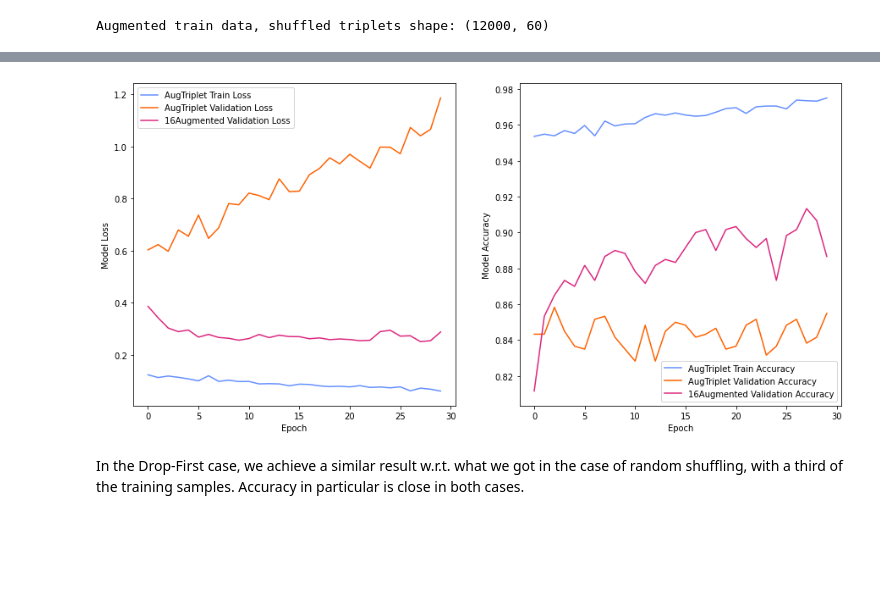
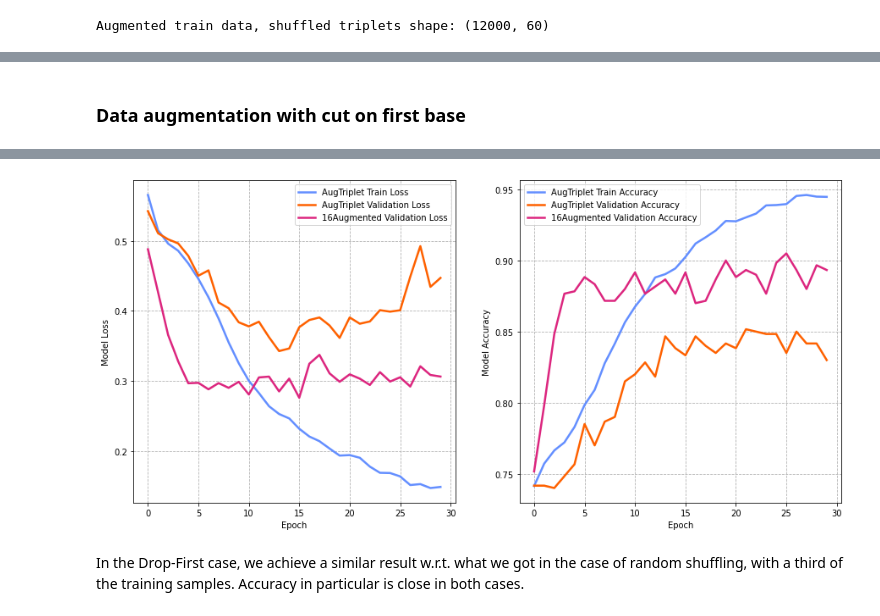
Before and after one commit to LorenzoBuriola/LoCP_moduleB, a Jupyter notebook: Week2/Ex_week02_FPGheArt.ipynb, the cells around one changed output, grey strips where cells are left out. Saved outputs shown, nothing was run; the diff lists cells and outputs as text; code cells hidden in the pictures; blank space fills up the shorter version.

```diff
--- a/Week2/Ex_week02_FPGheArt.ipynb
+++ b/Week2/Ex_week02_FPGheArt.ipynb
@@ -78,0 +170,10 @@ Encoded sequence:
+# %%
+# evaluate model
+model.load_weights('.mdl_wts_fit.hdf5')
+score = model.evaluate(x_test, y_test, verbose=0)
+
+# print performance
+print('Best Test loss: %.2f' %score[0])
+print('Best Test accuracy: %.2f' %score[1])
+
+plot_res(fit)
@@ -126,3 +193,0 @@ model.compile(loss="binary_crossentropy",
-# %%
-fit = model.fit(x_train, y_train,
-                epochs=30, batch_size = 50, validation_data = (x_test,y_test), shuffle = True, verbose = 0)
@@ -185,4 +209,6 @@ aug_N_train = N_train*16
 # %%
-#ModelFit with Augmented Data
+#Model Fit with Augmented Data
+mcp_save = ModelCheckpoint('.mdl_wts_fit_augmented.hdf5', save_best_only=True, monitor='val_loss', mode='min')
+model.load_weights('initial_weights.h5')
 fit_augmented = model.fit(augx_train, augy_train,
-                epochs=30, batch_size = 50, validation_data = (x_test,y_test), shuffle = True, verbose = 0)
+                epochs=30, batch_size = 50, validation_data = (x_test,y_test), shuffle = True, verbose = 0, callbacks = [mcp_save])
@@ -610,3 +586,5 @@ Final Test accuracy: 0.7866666913032532
+# %% [markdown]
+### Data augmentation with cut on first base
 # %%
 sx15Left = [n[1:] for n in sx]
 augval15 = np.asarray([[[v[-i:] + v[:-i],vy] for i in range(0, 15, 3)] for v,vy in zip(sx15Left[:N_train],y[:N_train])]).reshape(12000,2)
@@ -622,39 +600,23 @@ for n in range(N_train*5):
 aug_N_train = N_train*5
 
 print(f"Augmented train data, shuffled triplets shape: {augx_train15.shape}")
+mcp_save_aug15bl = ModelCheckpoint('.mdl_wts_fit_aug15bl.hdf5', save_best_only=True, monitor='val_loss', mode='min')
 
-fit_aug_cutright15 = model.fit(augx_train15, augy_train15,
-                epochs=30, batch_size = 50, validation_data = (x_test15r,y_test), shuffle = True, verbose = 0)
+model15.load_weights('initial_weights_15.h5')
+
+fit_aug_cutright15 = model15.fit(augx_train15, augy_train15,
+                epochs=30, batch_size = 50, validation_data = (x_test15r,y_test), shuffle = True, verbose = 0, callbacks = [mcp_save_aug15bl])
+
+model15.load_weights('.mdl_wts_fit_aug15bl.hdf5')
 
 # evaluate model
-score = model.evaluate(x_test15r, y_test, verbose=0)
+score = model15.evaluate(x_test15r, y_test, verbose=0)
 
 # print performance
-print('Final Test loss:', score[0])
-print('Final Test accuracy:', score[1])
+print('Best Test loss: %.2f' %score[0])
+print('Best Test accuracy: %.2f' %score[1])
 
-fig, (ax1, ax2) = plt.subplots(1, 2, figsize=(15, 7))
-
-
-# summarize history for loss
-ax1.plot(fit_aug_cutright15.history['loss'], label = 'AugTriplet Train Loss',color =  '#648FFF')
-ax1.plot(fit_aug_cutright15.history['val_loss'], label = 'AugTriplet Validation Loss', color = '#FE6100')
-ax1.plot(fit_augmented.history['val_loss'], label = '16Augmented Validation Loss', color  = '#DC267F' )
-
-ax1.legend(loc = 'best')
-ax1.set_xlabel('Epoch')
-ax1.set_ylabel('Model Loss')
-
-
-# summarize history for accuracy
-ax2.plot(fit_aug_cutright15.history['accuracy'], label = 'AugTriplet Train Accuracy', color =  '#648FFF')
-ax2.plot(fit_aug_cutright15.history['val_accuracy'], label = 'AugTriplet Validation Accuracy',color = '#FE6100')
-ax2.plot(fit_augmented.history['val_accuracy'], label = '16Augmented Validation Accuracy', color  = '#DC267F')
-
-
-ax2.legend(loc = 'best')
-ax2.set_xlabel('Epoch')
-ax2.set_ylabel('Model Accuracy')
+plot_res(fit_aug_cutright15, label_fit1 = 'AugTriplet', label_fit_compare = '16Augmented', compare = True, fit_compare = fit_augmented)
 
 plt.show()
 # %% [output]
@@ -664,4 +626,4 @@ Final Test accuracy: 0.8550000190734863
-[figure, old version]
+[figure, new version]
 # %% [markdown]
 In the Drop-First case, we achieve a similar result w.r.t. what we got in the case of random shuffling, with a third of the training samples. Accuracy in particular is close in both cases.
 # %% [markdown]
```
Also changed, not shown: parts of 70 cells of this notebook, 2 other files.
